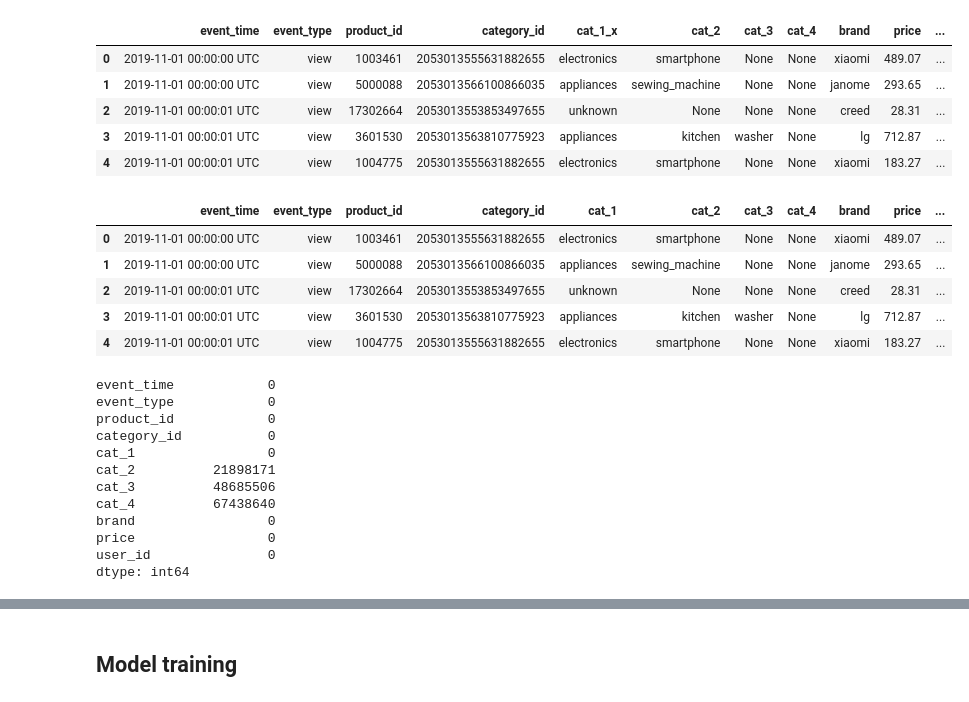
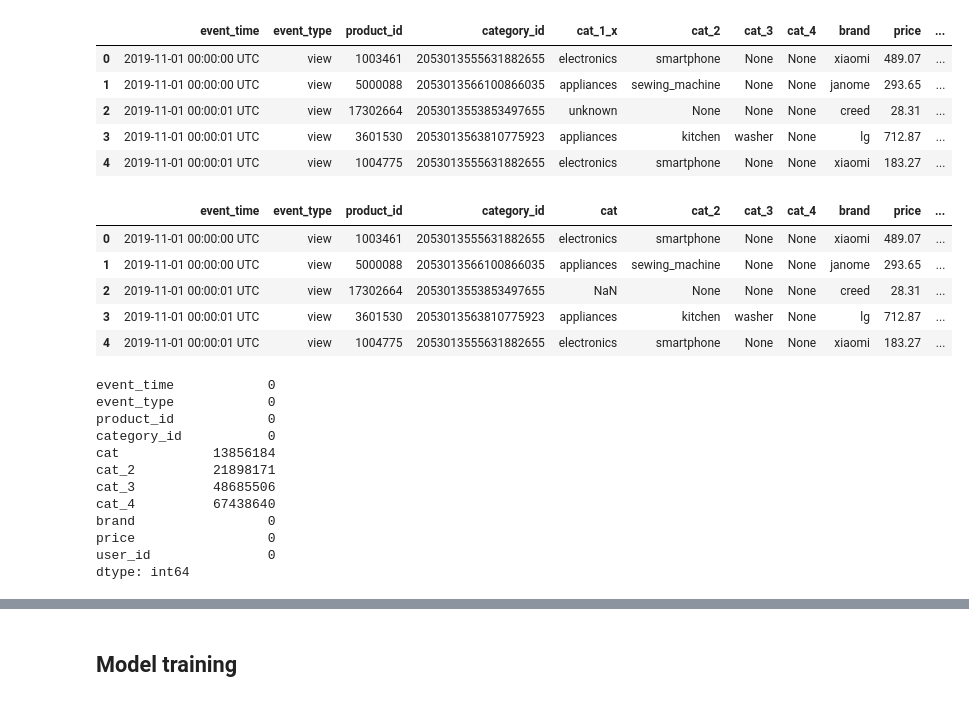
Before and after one commit to Tan--Tan/dlm, a Jupyter notebook: deep_learning.ipynb, the cells around one changed output, grey strips where cells are left out. Drawn from its saved outputs; the diff is of its cells as text; code cells hidden in the pictures.

```diff
--- a/deep_learning.ipynb
+++ b/deep_learning.ipynb
@@ -311,36 +311,36 @@ res.head()
 # %%
 # keep only necessary columns
 required_cols = [
     'event_time',
     'event_type',
     'product_id',
     'category_id',
     'cat',
     'cat_2',
     'cat_3',
     'cat_4',
     'brand',
     'price',
     'user_id'
 ]
 
-df = df[required_cols]
-df.head()
+res = res[required_cols]
+res.head()
 # %% [output]
-|  | event_time | event_type | product_id | category_id | cat_1 | cat_2 | cat_3 | cat_4 | brand | price | ... |
+|  | event_time | event_type | product_id | category_id | cat | cat_2 | cat_3 | cat_4 | brand | price | ... |
 | 0 | 2019-11-01 00:00:00 UTC | view | 1003461 | 2053013555631882655 | electronics | smartphone | None | None | xiaomi | 489.07 | ... |
 | 1 | 2019-11-01 00:00:00 UTC | view | 5000088 | 2053013566100866035 | appliances | sewing_machine | None | None | janome | 293.65 | ... |
-| 2 | 2019-11-01 00:00:01 UTC | view | 17302664 | 2053013553853497655 | unknown | None | None | None | creed | 28.31 | ... |
+| 2 | 2019-11-01 00:00:01 UTC | view | 17302664 | 2053013553853497655 | NaN | None | None | None | creed | 28.31 | ... |
 | 3 | 2019-11-01 00:00:01 UTC | view | 3601530 | 2053013563810775923 | appliances | kitchen | washer | None | lg | 712.87 | ... |
 | 4 | 2019-11-01 00:00:01 UTC | view | 1004775 | 2053013555631882655 | electronics | smartphone | None | None | xiaomi | 183.27 | ... |
 # %%
-df.isnull().sum()
+res.isnull().sum()
 # %% [output]
 event_time            0
 event_type            0
 product_id            0
 category_id           0
-cat_1                 0
+cat            13856184
 cat_2          21898171
 cat_3          48685506
 cat_4          67438640
```
Also changed, not shown: parts of 19 cells of this notebook.
